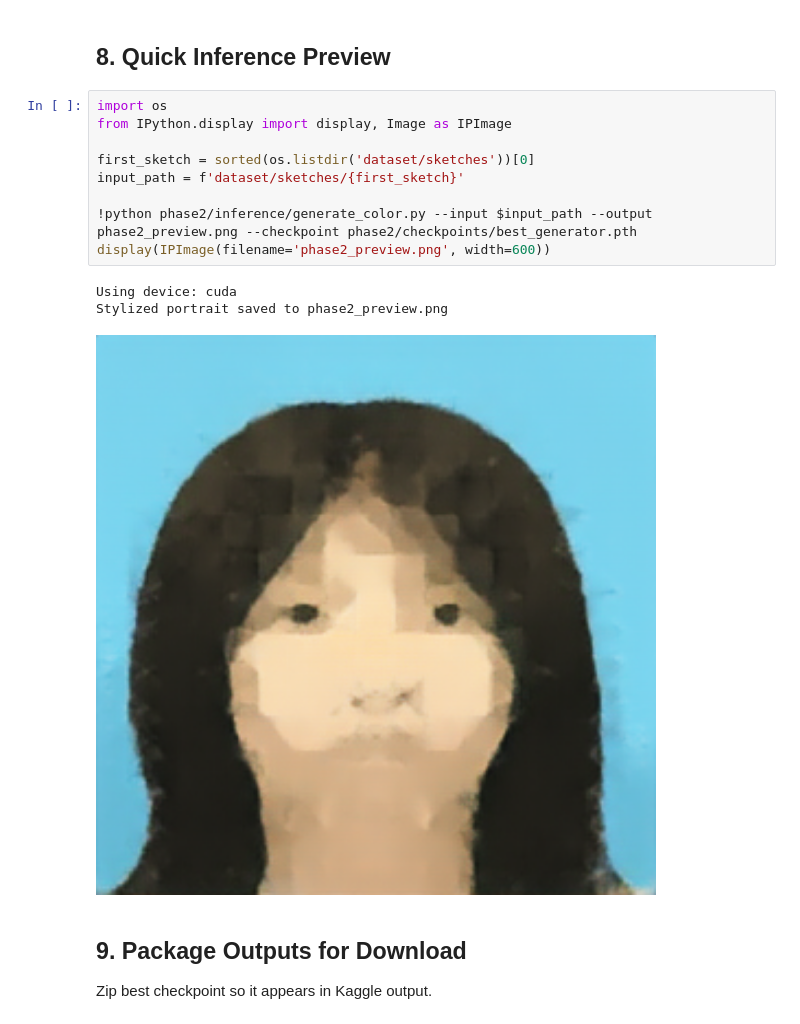
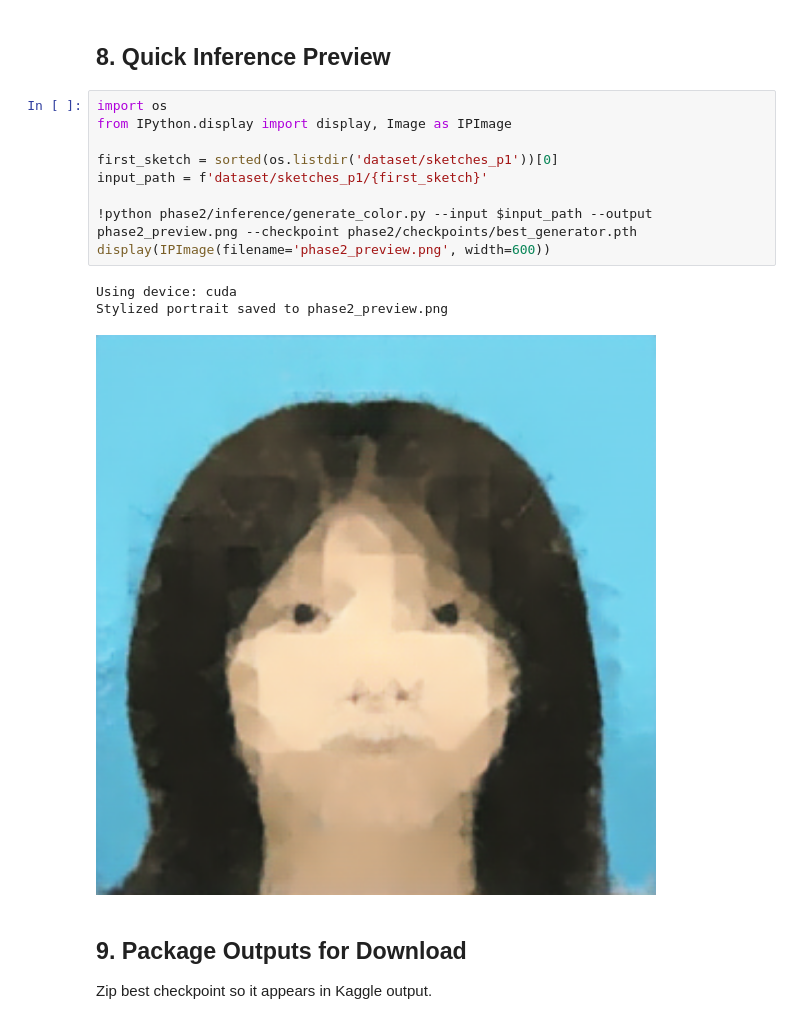
Before and after one commit to supratimcoder1/deep-sketch, a Jupyter notebook: phase2/notebooks/kaggle_phase2.ipynb, the cells around one changed output. Saved outputs shown, nothing was run; the diff lists cells and outputs as text.

```diff
--- a/phase2/notebooks/kaggle_phase2.ipynb
+++ b/phase2/notebooks/kaggle_phase2.ipynb
@@ -141,16 +150,16 @@ Showing: samples/phase2/epoch_0350.png
 # %%
 import os
 from IPython.display import display, Image as IPImage
 
-first_sketch = sorted(os.listdir('dataset/sketches'))[0]
-input_path = f'dataset/sketches/{first_sketch}'
+first_sketch = sorted(os.listdir('dataset/sketches_p1'))[0]
+input_path = f'dataset/sketches_p1/{first_sketch}'
 
 !python phase2/inference/generate_color.py --input $input_path --output phase2_preview.png --checkpoint phase2/checkpoints/best_generator.pth
 display(IPImage(filename='phase2_preview.png', width=600))
 # %% [output]
 Using device: cuda
 Stylized portrait saved to phase2_preview.png
-[figure, old version]
+[figure, new version]
 # %% [markdown]
 ## 9. Package Outputs for Download
 Zip best checkpoint so it appears in Kaggle output.
```
Also changed, not shown: parts of 5 cells of this notebook.
